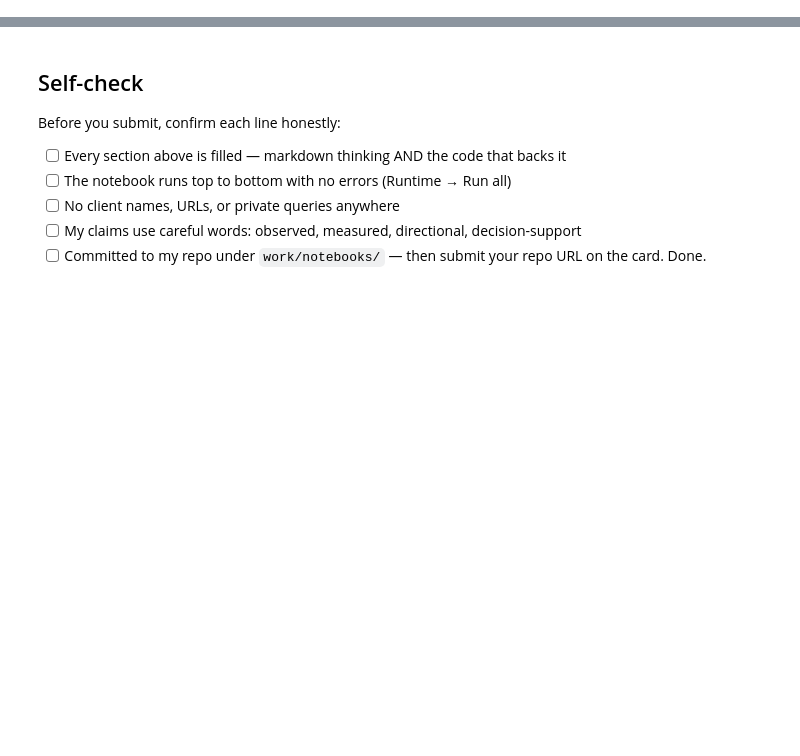
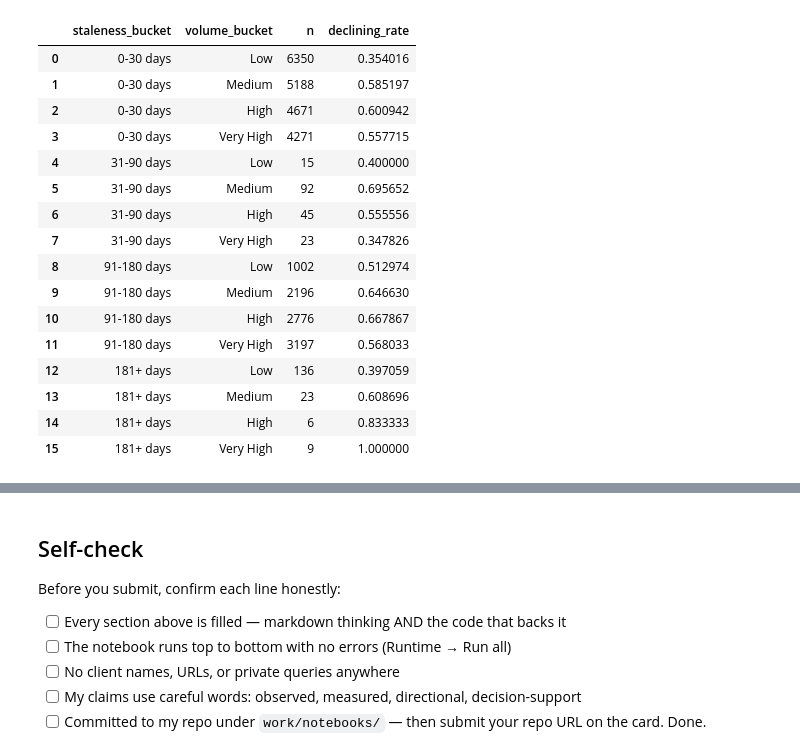
Before and after one commit to fatimahmahmood/flyrank_ml_internship, a Jupyter notebook: work/notebooks/w04_baseline_score.ipynb, the cells around one changed output, grey strips where cells are left out. Cells and saved outputs as stored; diff of their text form; code cells hidden in the pictures; blank space fills up the shorter version.

```diff
--- a/work/notebooks/w04_baseline_score.ipynb
+++ b/work/notebooks/w04_baseline_score.ipynb
@@ -16,3 +284,32 @@ This skeleton is yours to fill. Work the sections **in order** — each one has
+# %%
+combined_check = (
+    df.groupby(["staleness_bucket", "volume_bucket"], observed=False)
+      .agg(
+          n=("content_id", "size"),
+          declining_rate=("trend_direction", lambda x: (x == "down").mean())
+      )
+      .reset_index()
+)
+
+combined_check
+# %% [output]
+|  | staleness_bucket | volume_bucket | n | declining_rate |
+| 0 | 0-30 days | Low | 6350 | 0.354016 |
+| 1 | 0-30 days | Medium | 5188 | 0.585197 |
+| 2 | 0-30 days | High | 4671 | 0.600942 |
+| 3 | 0-30 days | Very High | 4271 | 0.557715 |
+| 4 | 31-90 days | Low | 15 | 0.400000 |
+| 5 | 31-90 days | Medium | 92 | 0.695652 |
+| 6 | 31-90 days | High | 45 | 0.555556 |
+| 7 | 31-90 days | Very High | 23 | 0.347826 |
+| 8 | 91-180 days | Low | 1002 | 0.512974 |
+| 9 | 91-180 days | Medium | 2196 | 0.646630 |
+| 10 | 91-180 days | High | 2776 | 0.667867 |
+| 11 | 91-180 days | Very High | 3197 | 0.568033 |
+| 12 | 181+ days | Low | 136 | 0.397059 |
+| 13 | 181+ days | Medium | 23 | 0.608696 |
+| 14 | 181+ days | High | 6 | 0.833333 |
+| 15 | 181+ days | Very High | 9 | 1.000000 |
 # %% [markdown]
 ## 2. Build the ranked queue (writes the CSV)
 
```
Also changed, not shown: parts of 27 cells of this notebook.
